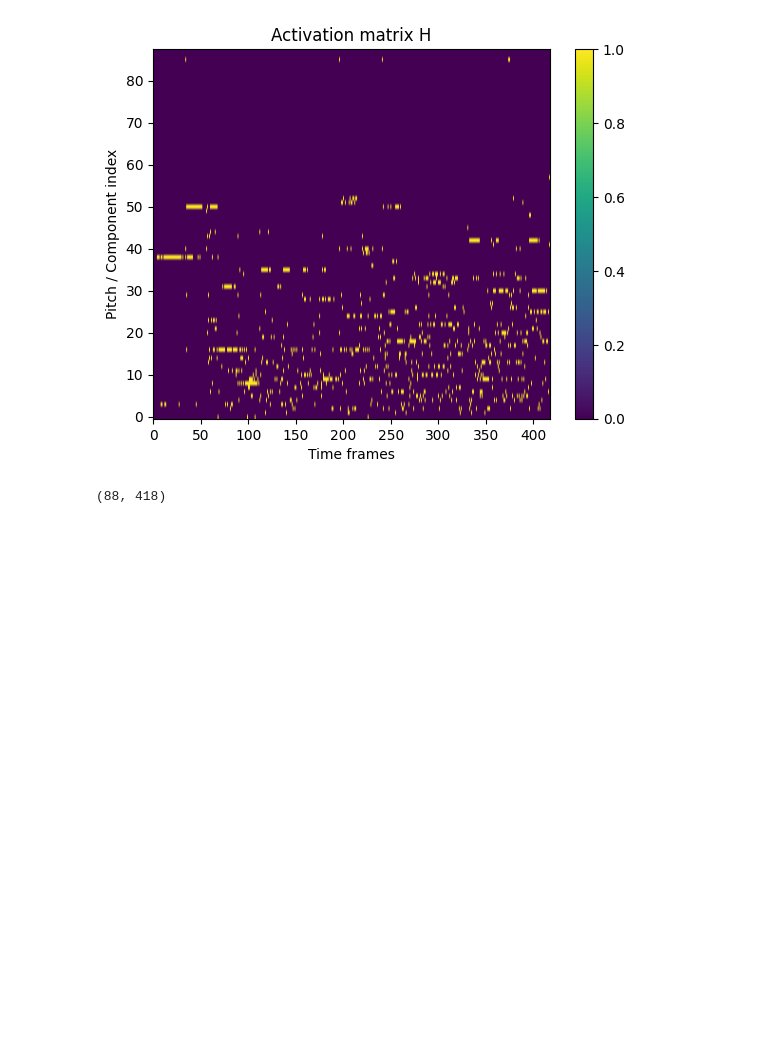
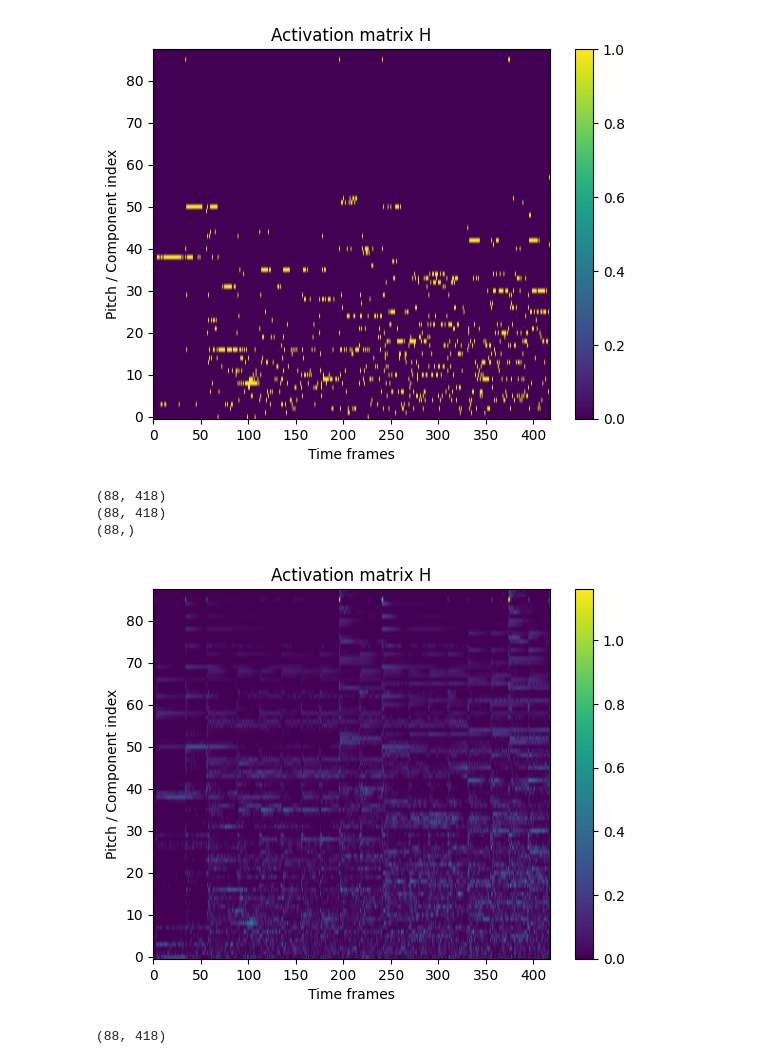
Before and after one commit to bierml/NMFforAMT, a Jupyter notebook: upgrade/Music_Transcribing[NMF].ipynb, the cells around one changed output. Cells and saved outputs as stored; diff of their text form; code cells hidden in the pictures; blank space fills up the shorter version.

```diff
--- a/upgrade/Music_Transcribing[NMF].ipynb
+++ b/upgrade/Music_Transcribing[NMF].ipynb
@@ -538,6 +520,52 @@ plt.show()
 (88, 418)
 (88,)
 [figure]
+# %%
+def note_tracking_paper_style(H, delta=0.1, win=10):
+    Q, T = H.shape
+    R = np.zeros_like(H, dtype=np.uint8)
+
+    # 1. Per-pitch normalization (critical)
+    Hn = H / (np.max(H, axis=1, keepdims=True) + 1e-9)
+
+    for q in range(Q):
+        for t in range(T):
+
+            # local mean (zero-padded)
+            t0 = max(0, t - win)
+            t1 = min(T, t + win + 1)
+            local_mean = np.mean(Hn[q, t0:t1])
+
+            # adaptive threshold
+            thresh = local_mean + delta
+
+            # onset condition (THIS is what you missed)
+            if (
+                Hn[q, t] > thresh and
+                (t == 0 or Hn[q, t] > Hn[q, t - 1])
+            ):
+                R[q, t] = 1
+
+    return R
+H_n = np.log(1+H_est)
+print(H_n.shape)
+H_n = note_tracking(H_n)
+print(H_n.shape)
+print(H_n[:,100].shape)
+
+plt.figure()
+#plt.imshow(np.log(1+200*H_est[1::2]), aspect='auto', origin='lower')
+plt.imshow(H_est, aspect='auto', origin='lower')
+plt.colorbar()
+plt.title("Activation matrix H")
+plt.xlabel("Time frames")
+plt.ylabel("Pitch / Component index")
+plt.show()
+# %% [output]
+(88, 418)
+(88, 418)
+(88,)
+[figure, added]
 # %%
 print(H_s.shape)
 # %% [output]
```
Also changed, not shown: parts of 7 cells of this notebook, 1 other file.
